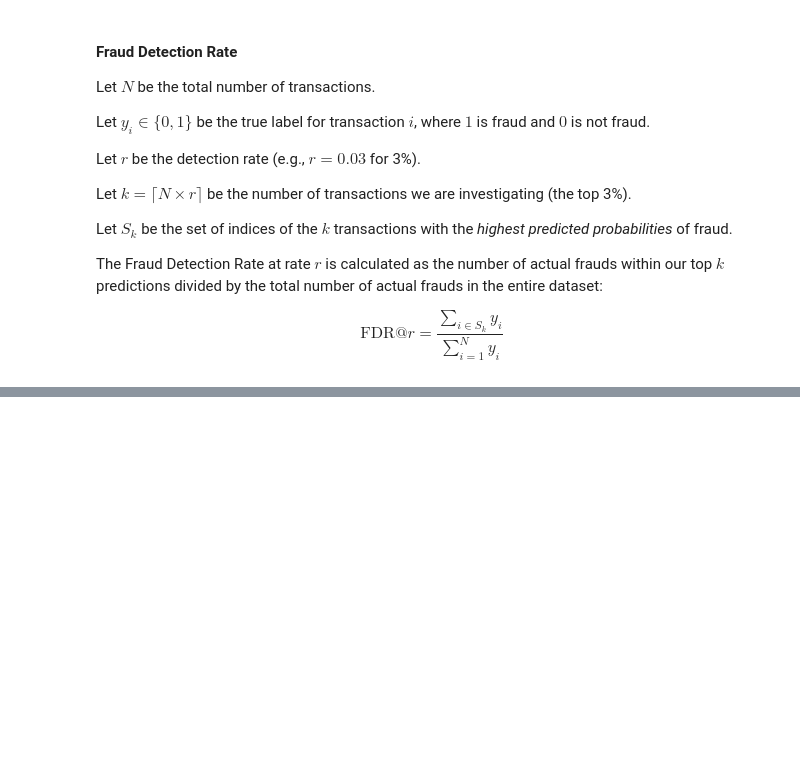
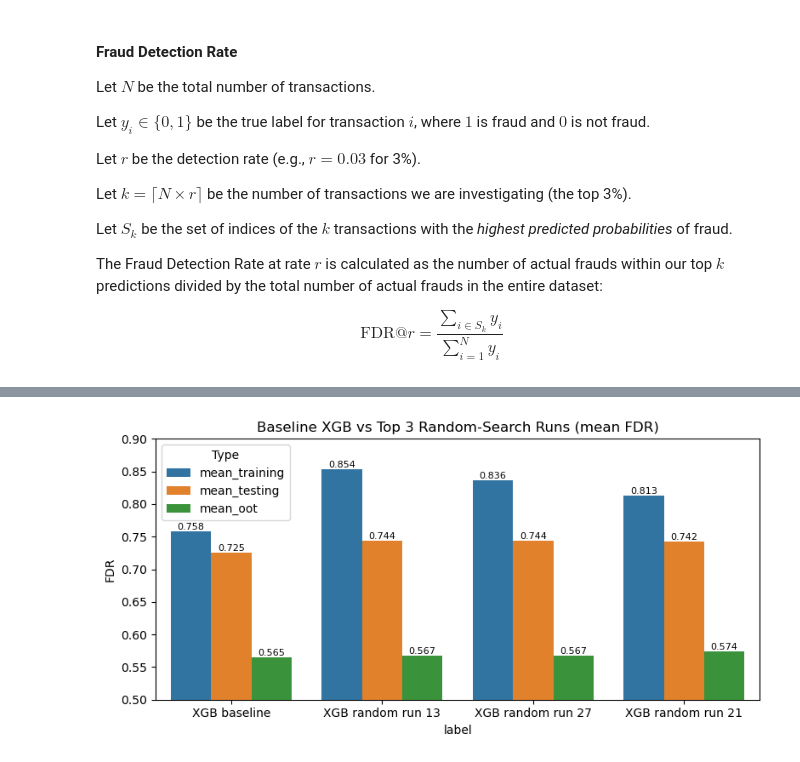
Before and after one commit to kevinp972/fraud-detection-model, a Jupyter notebook: 5_model_building_eval.ipynb, the cells around one changed output, grey strips where cells are left out. Saved outputs shown, nothing was run; the diff lists cells and outputs as text; code cells hidden in the pictures; blank space fills up the shorter version.

```diff
--- a/5_model_building_eval.ipynb
+++ b/5_model_building_eval.ipynb
@@ -246,0 +505,10 @@ Mean FDR: Train=0.689, Val=0.671, OOT=0.548
+# %%
+results_xgboost = evaluate_model_cv(
+    X_train_test,
+    y_train_test,
+    X_oot,
+    y_oot,
+    model=XGBClassifier(random_state=69, n_estimators=80, max_depth=4, learning_rate=0.1, subsample=0.7),
+    n_splits=5,
+    detect_rate=0.03
+)
@@ -246,0 +621,38 @@ Mean FDR: Train=0.689, Val=0.671, OOT=0.548
+# %%
+# Compare baseline XGB vs top 3 random-search runs
+baseline_summary = pd.DataFrame({
+    "label": ["XGB baseline"],
+    "mean_training": [results_xgboost["training"].mean()],
+    "mean_testing": [results_xgboost["testing"].mean()],
+    "mean_oot": [results_xgboost["oot"].mean()],
+})
+
+# Top 3 XGB random-search runs by mean testing FDR
+top3 = xgb_random_search_results.sort_values("mean_testing", ascending=False).head(3).copy()
+top3["label"] = [f"XGB random run {int(r)}" for r in top3["run"]]
+
+comparison_df = pd.concat(
+    [baseline_summary, top3[["label", "mean_training", "mean_testing", "mean_oot"]]],
+    ignore_index=True,
+)
+
+plt.figure(figsize=(8, 4))
+melt_df = comparison_df.melt(
+    id_vars="label",
+    value_vars=["mean_training", "mean_testing", "mean_oot"],
+    var_name="Type",
+    value_name="FDR",
+)
+ax = sns.barplot(data=melt_df, x="label", y="FDR", hue="Type")
+
+for container in ax.containers:
+    ax.bar_label(container, fmt="%.3f", fontsize=8)
+
+plt.ylabel("FDR")
+plt.title("Baseline XGB vs Top 3 Random-Search Runs (mean FDR)")
+plt.xticks(rotation=0)
+plt.ylim(0.5, 0.9)
+plt.tight_layout()
+plt.show()
+# %% [output]
+[figure, added]
```
Also changed, not shown: parts of 27 cells of this notebook, 2 other files.
